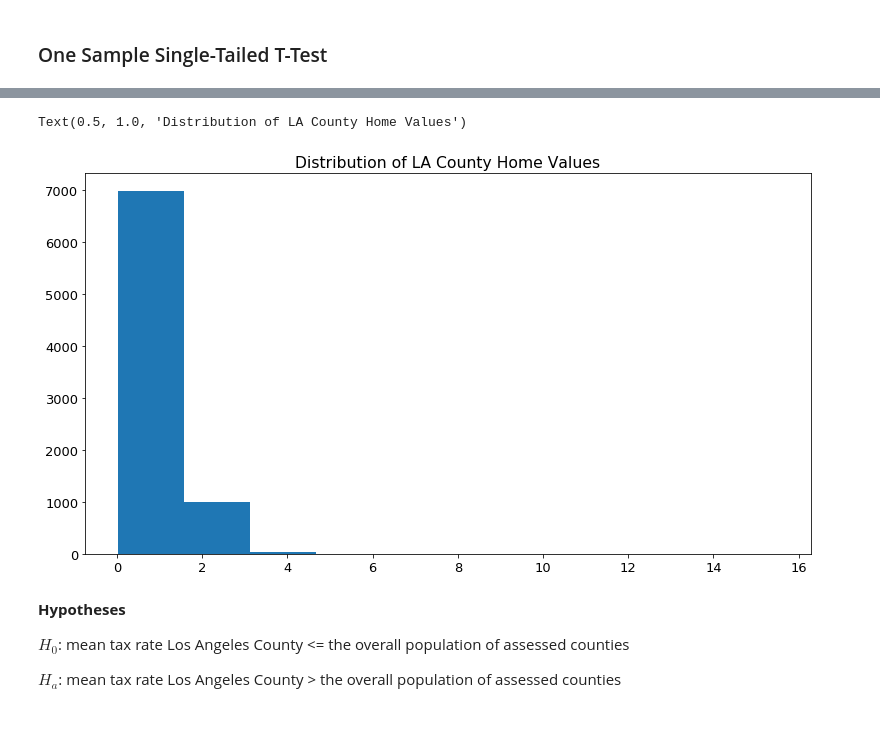
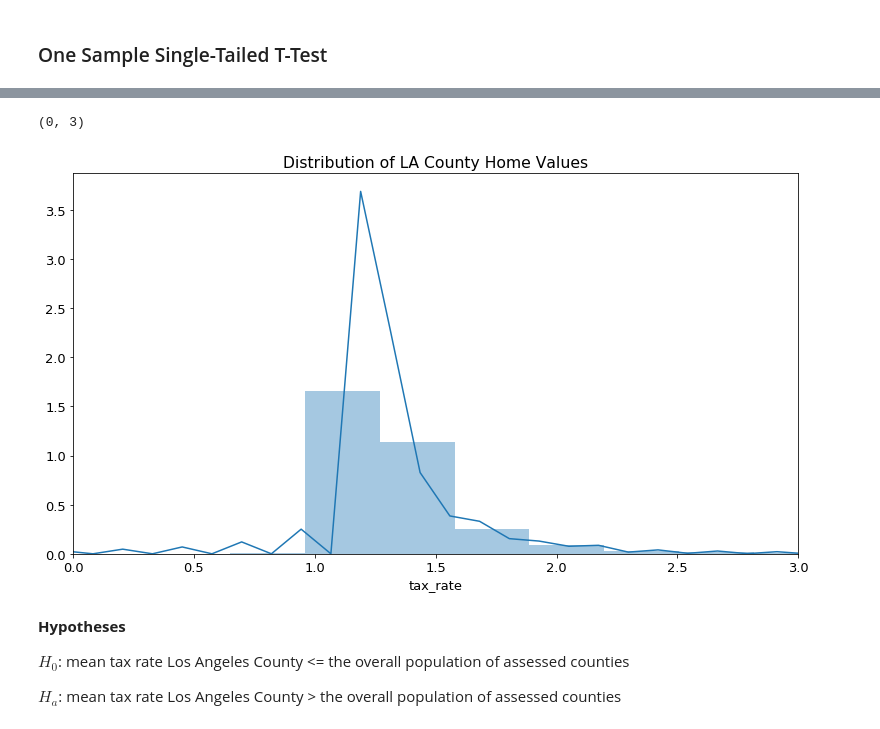
Before and after one commit to Brandon-Martinez27/zillow_regression_project, a Jupyter notebook: zillow_notebook_b.ipynb, the cells around one changed output, grey strips where cells are left out. Saved outputs shown, nothing was run; the diff lists cells and outputs as text; code cells hidden in the pictures.

```diff
--- a/zillow_notebook_b.ipynb
+++ b/zillow_notebook_b.ipynb
@@ -258,9 +260,10 @@ Text(0.5, 1.0, 'Distribution of Population Home Values')
 # %%
-plt.hist(train.tax_rate[train.county == 'Los Angeles County'])
+sns.distplot(train[train.county == 'Los Angeles County'].tax_rate)
 plt.title('Distribution of LA County Home Values')
+plt.xlim(0, 3)
 # %% [output]
-Text(0.5, 1.0, 'Distribution of LA County Home Values')
+(0, 3)
-[figure, old version]
+[figure, new version]
 # %% [markdown]
 **Hypotheses**
 
```
Also changed, not shown: parts of 2 cells of this notebook, 5 other files.
